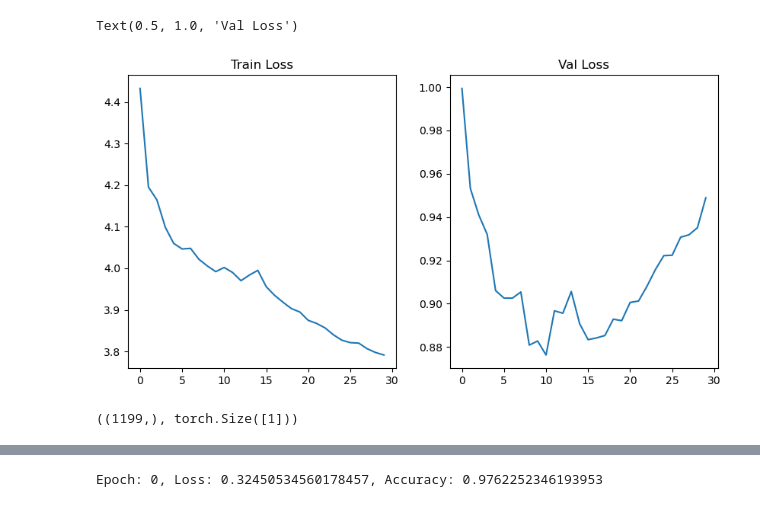
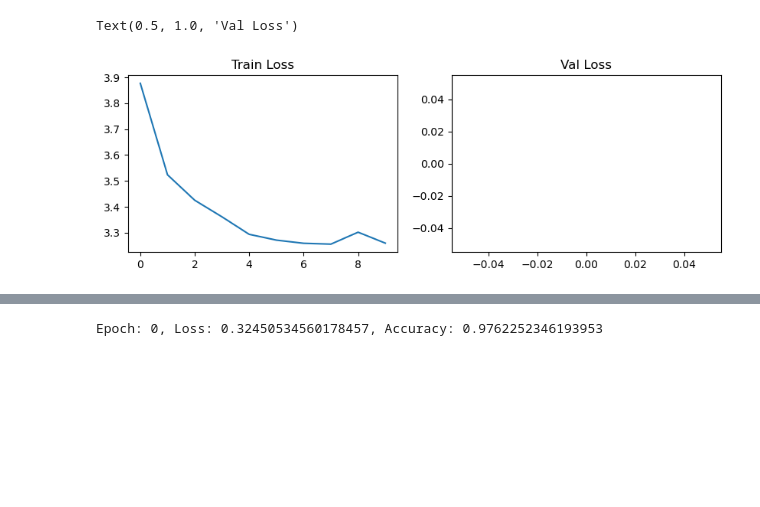
Before and after one commit to El-One1/GDA-Project, a Jupyter notebook: reproduce.ipynb, the cells around one changed output, grey strips where cells are left out. Drawn from its saved outputs; the diff is of its cells as text; code cells hidden in the pictures; blank space fills up the shorter version.

```diff
--- a/reproduce.ipynb
+++ b/reproduce.ipynb
@@ -27,5 +24,10 @@ valloader = DataLoader(valset, batch_size=256, shuffle=False, num_workers = 4)
 # %%
-epochs = 30
+batch_size = 128
+
+trainloader = DataLoader(trainset, batch_size = batch_size, shuffle=True, num_workers = 4)
+valloader = DataLoader(valset, batch_size = batch_size, shuffle=False, num_workers = 4)
+
+epochs = 10
 model = models.resnet50()
 model.fc = nn.Identity()
 optimizer = optim.Adam(model.parameters(), lr=0.0005)
@@ -34,10 +36,41 @@ scheudler = optim.lr_scheduler.StepLR(optimizer, step_size=15, gamma=0.1)
 
 train_loss_history = []
 val_loss_history = []
-device_id = 0
+device_id = 1
 device = torch.device(f'cuda:{device_id}' if torch.cuda.is_available() else 'cpu')
 
 model = model.to(device)
+# %%
+def full_loss(features, labels, alpha=0.5, temperature = 0.5):
+
+    ################## LSC LOSS ##################
+
+    features = F.normalize(features, dim=1)  # Normalize features to lie on hypersphere
+
+    similarity_matrix = torch.matmul(features, features.T) / temperature
+
+    labels = labels.unsqueeze(1)
+    positive_mask = (labels == labels.T).float()
+    negative_mask = 1 - positive_mask
+
+    exp_sim = torch.exp(similarity_matrix) * negative_mask
+    log_prob = similarity_matrix - torch.log(exp_sim.sum(dim=1, keepdim=True))
+    positive_sim = (log_prob * positive_mask).sum(dim=1) / positive_mask.sum(dim=1)
+    lsc_loss = -positive_sim.mean()
+
+    ################## LSC LOSS ##################
+
+
+
+    ################## LREP LOSS ##################
+
+    exp_positive_sim = torch.exp(similarity_matrix)
+    repel_loss_tempo = -torch.log(exp_positive_sim.diagonal() / exp_positive_sim.sum(dim=1))
+    repel_loss = repel_loss_tempo.mean()
+
+    ################## LREP LOSS ##################
+
+    return alpha * lsc_loss + (1 - alpha) * repel_loss
 # %%
 for epoch in range(epochs):
     model.train()
@@ -86,12 +109,12 @@ Epoch: 5, Val Loss: 0.9026263554890951
 # %%
-fig, axes = plt.subplots(1, 2, figsize=(10, 5))
+fig, axes = plt.subplots(1, 2, figsize=(10, 3))
 axes[0].plot(train_loss_history)
 axes[0].set_title('Train Loss')
 axes[1].plot(val_loss_history)
 axes[1].set_title('Val Loss')
 # %% [output]
 Text(0.5, 1.0, 'Val Loss')
-[figure, old version]
+[figure, new version]
 # %%
 model.eval()
 model.fc = nn.Identity()
@@ -109,8 +132,4 @@ with torch.no_grad():
         embeddings[i: (i + 1)] = features.cpu().numpy()
         labels[i: (i + 1)] = label.cpu().numpy()
         stratum[i: (i + 1)] = strata.item()
-# %%
-labels.shape, strata.shape
-# %% [output]
-((1199,), torch.Size([1]))
 # %%
```
Also changed, not shown: parts of 4 cells of this notebook, 1 other file.
